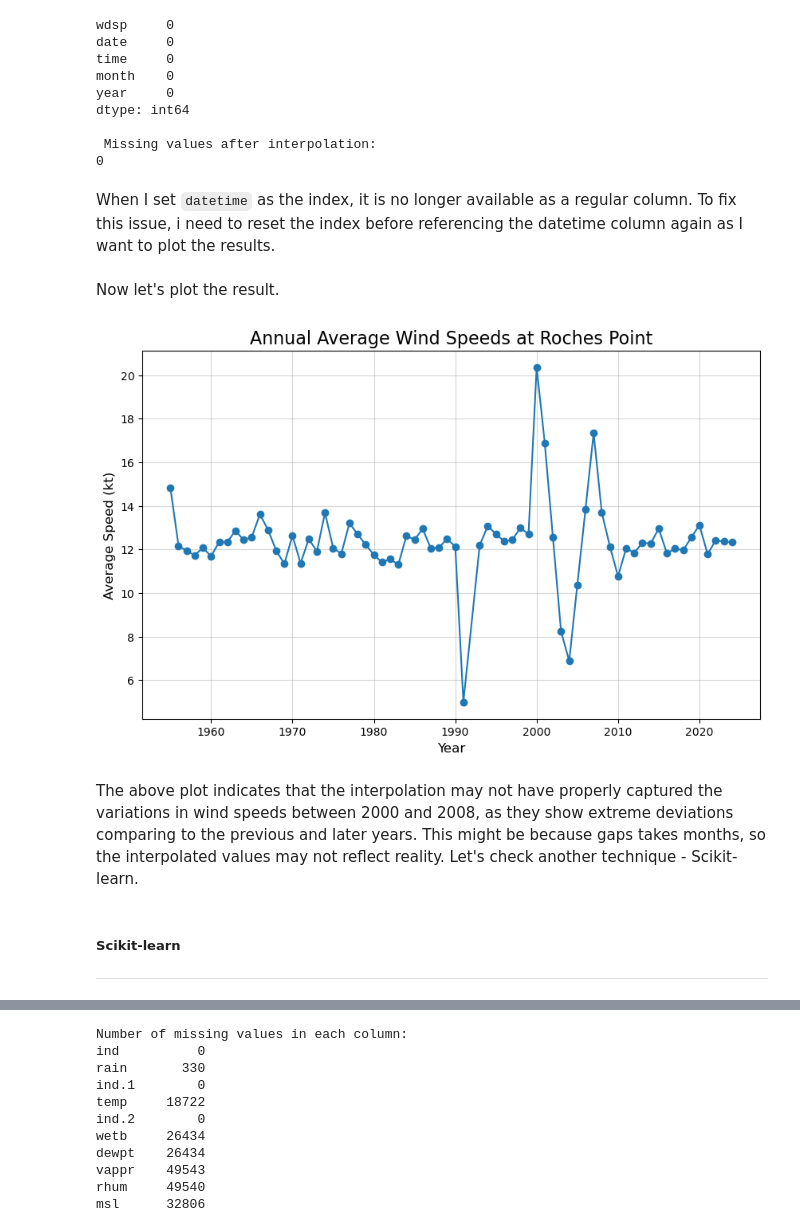
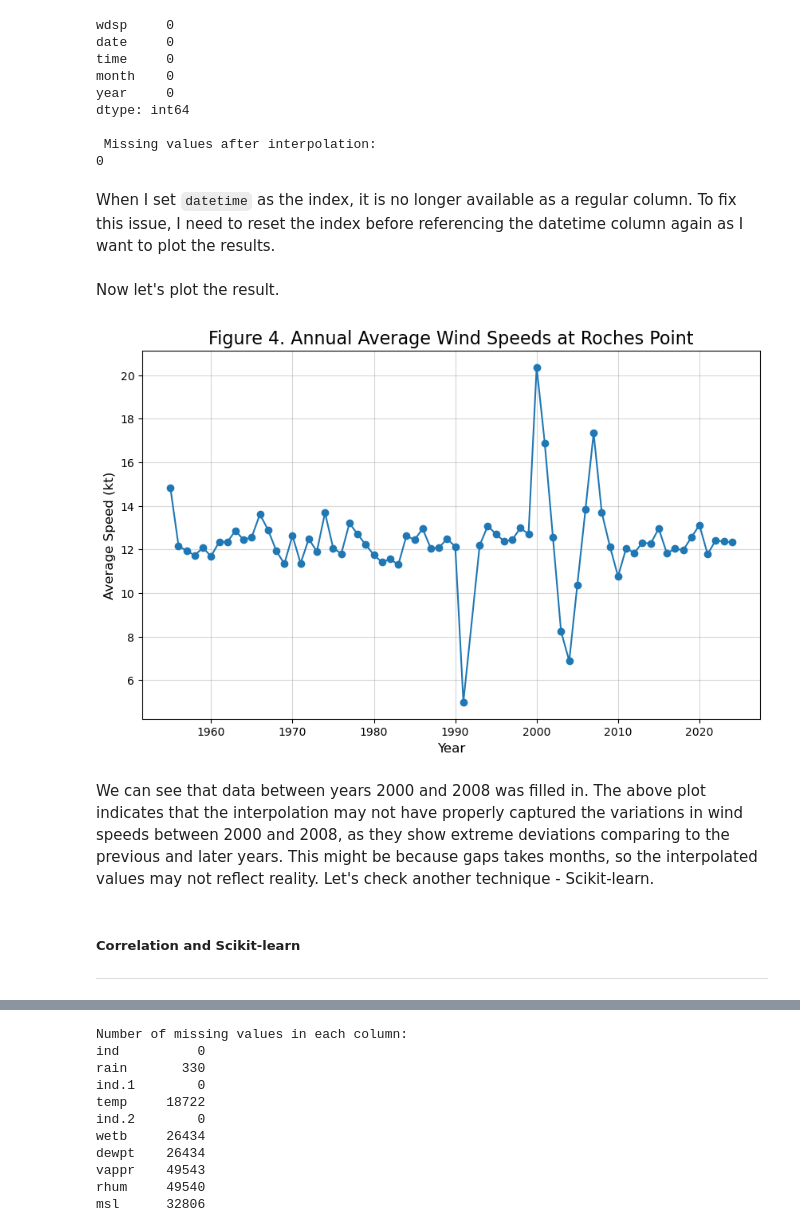
Before and after one commit to mondbr/PFDA_project, a Jupyter notebook: analysis.ipynb, the cells around one changed output, grey strips where cells are left out. Saved outputs shown, nothing was run; the diff lists cells and outputs as text; code cells hidden in the pictures.

```diff
--- a/analysis.ipynb
+++ b/analysis.ipynb
@@ -577,7 +557,7 @@ dtype: int64
  Missing values after interpolation:
 0
 # %% [markdown]
-When I set `datetime` as the index, it is no longer available as a regular column. To fix this issue, i need to reset the index before referencing the datetime column again as I want to plot the results.
+When I set `datetime` as the index, it is no longer available as a regular column. To fix this issue, I need to reset the index before referencing the datetime column again as I want to plot the results.
 # %%
 # Reset the index to bring 'datetime' back as a column
 time_interp_df.reset_index(inplace=True)
@@ -586,25 +566,25 @@ Now let's plot the result.
 # %%
 # Extract the year from the datetime column
 time_interp_df['year'] = time_interp_df['datetime'].dt.year
 
 # Group by year and calculate the mean wind speed
 annual_avg_time_interp = time_interp_df.groupby('year')['wdsp'].mean()
 
 # Plot the results
 plt.figure(figsize=(10, 6))
 plt.plot(annual_avg_time_interp.index, annual_avg_time_interp.values, marker='o', label='Annual Average Wind Speeds')
 
 # Add labels, title, and grid
-plt.title('Annual Average Wind Speeds at Roches Point', fontsize=16)
+plt.title('Figure 4. Annual Average Wind Speeds at Roches Point', fontsize=16)
 plt.xlabel('Year', fontsize=12)
 plt.ylabel('Average Speed (kt)', fontsize=12)
 plt.grid(alpha=0.5)
 # %% [output]
-[figure, old version]
+[figure, new version]
 # %% [markdown]
-The above plot indicates that the interpolation may not have properly captured the variations in wind speeds between 2000 and 2008, as they show extreme deviations comparing to the previous and later years. This might be because gaps takes months, so the interpolated values may not reflect reality. Let's check another technique - Scikit-learn.
+We can see that data between years 2000 and 2008 was filled in. The above plot indicates that the interpolation may not have properly captured the variations in wind speeds between 2000 and 2008, as they show extreme deviations comparing to the previous and later years. This might be because gaps takes months, so the interpolated values may not reflect reality. Let's check another technique - Scikit-learn.
 # %% [markdown]
-##### Scikit-learn
+##### Correlation and Scikit-learn
 ***
 # %% [markdown]
 Scikit-learn is an open-source Python library that provides simple and efficient tools for data analysis and machine learning, including algorithms for classification, regression, clustering, and dimensionality reduction.
```
Also changed, not shown: parts of 99 cells of this notebook.
